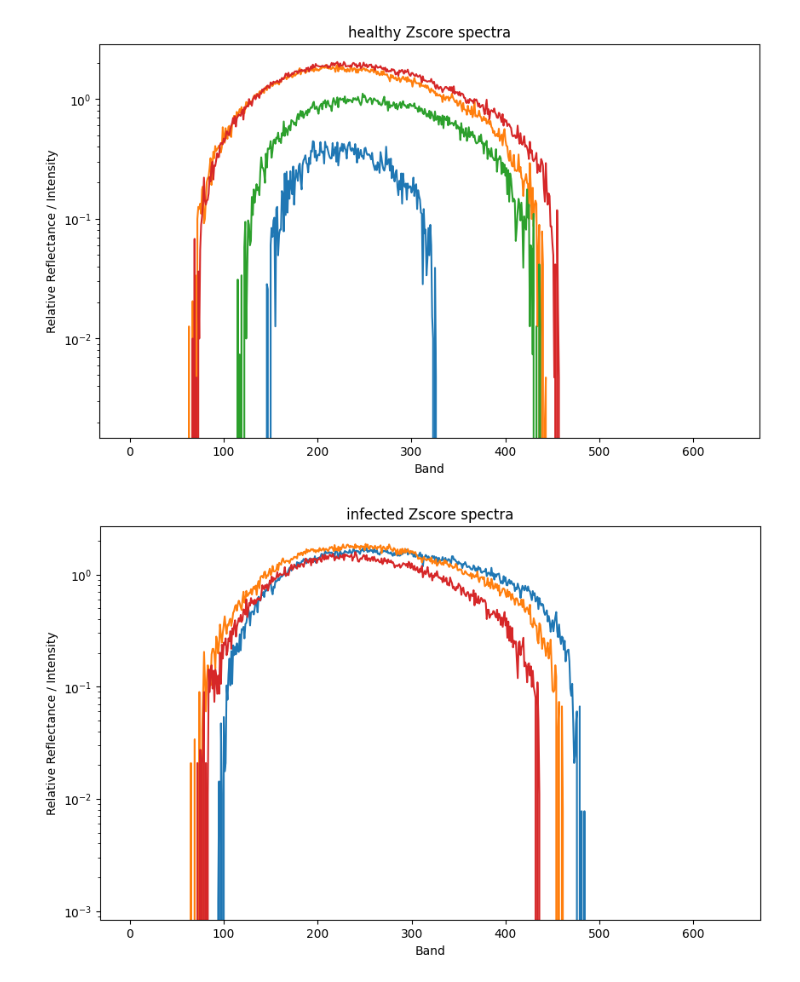
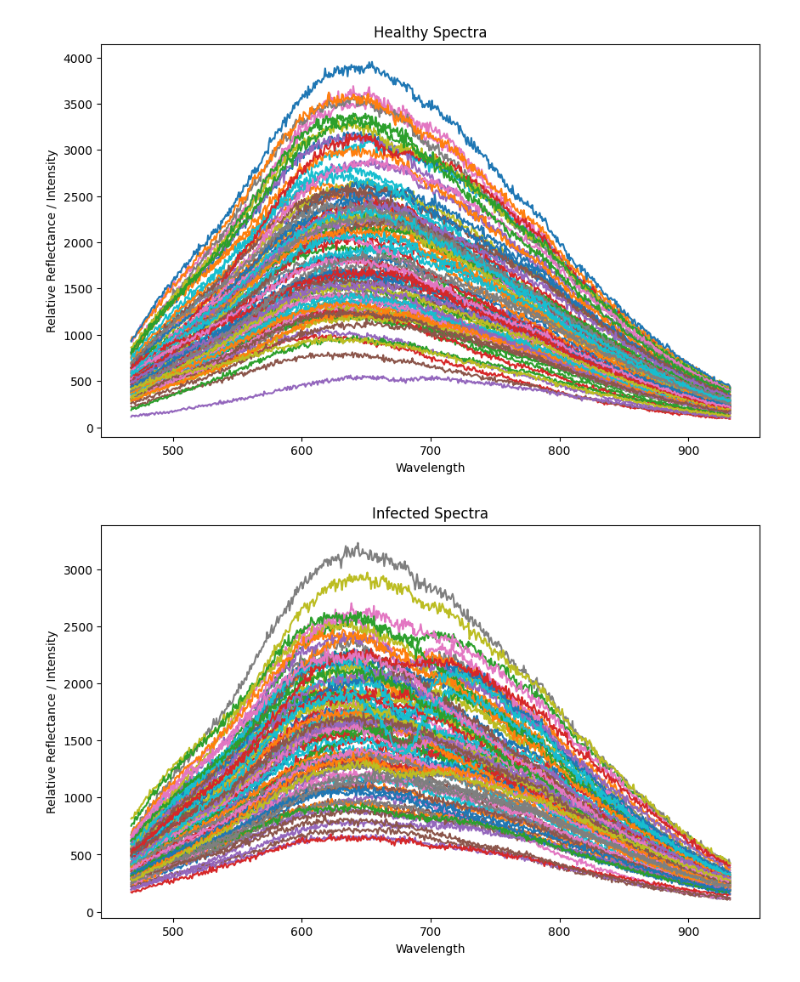
Before and after one commit to sgotteiner/Seed-Classification, a Jupyter notebook: SeedNormalizer.ipynb, the cells around one changed output. Drawn from its saved outputs; the diff is of its cells as text; code cells hidden in the pictures.

```diff
--- a/SeedNormalizer.ipynb
+++ b/SeedNormalizer.ipynb
@@ -25,10 +8,12 @@ infected_seed_mask_all = infected_seed[infected_y_start:infected_y_start+infecte
 # %%
-def plot_spectra(spectra, title='Spectra'):
+def plot_spectra(spectra, title='Spectra', start_wavelength=395, end_wavelength=1005, num_bands=840, start_band=100, end_band=740, is_log=False):
+    wavelengths = np.linspace(start_wavelength, end_wavelength, num_bands)[start_band:end_band]
     plt.figure(figsize=(10, 6))
     for i, spectrum in enumerate(spectra):
-        plt.plot(spectrum)
+        plt.plot(wavelengths, spectrum)
     plt.title(title)
-    plt.xlabel('Band')
+    plt.xlabel('Wavelength')
     plt.ylabel('Relative Reflectance / Intensity')
-    plt.yscale('log')
+    if is_log:
+        plt.log
     plt.show()
@@ -121,6 +53,0 @@ infected_zscore_spectra = zscore_normalize(infected_seed_spectra)
-# %%
-plot_spectra(healthy_zscore_spectra, 'healthy Zscore spectra')
-plot_spectra(infected_zscore_spectra, 'infected Zscore spectra')
-# %% [output]
-[figure, removed]
-[figure, removed]
@@ -126,0 +85,6 @@ plot_spectra(infected_zscore_spectra, 'infected Zscore spectra')
+# %%
+plot_spectra(healthy_sampled_all_seeds, 'Healthy Spectra')
+plot_spectra(infected_sampled_all_seeds, 'Infected Spectra')
+# %% [output]
+[figure, added]
+[figure, added]
```
Also changed, not shown: parts of 20 cells of this notebook, 1 other file.
